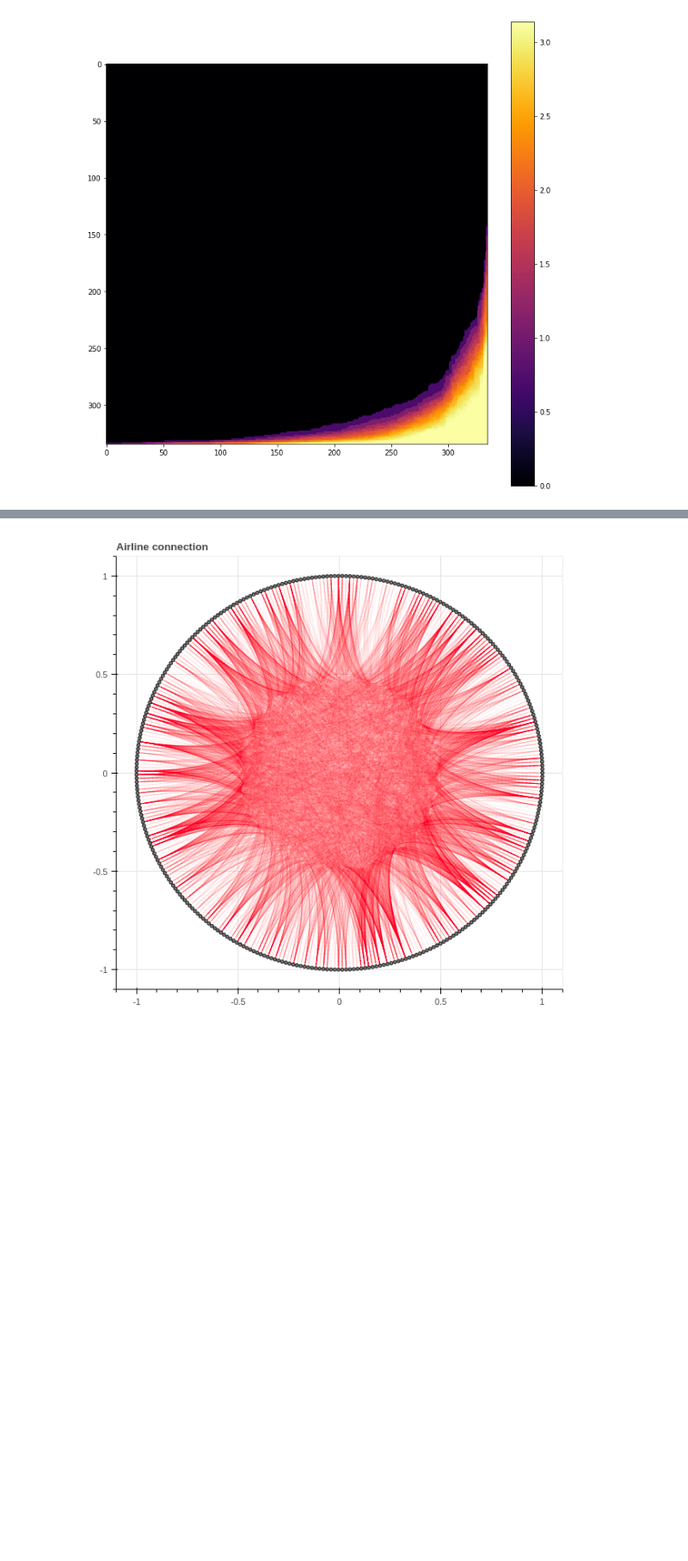
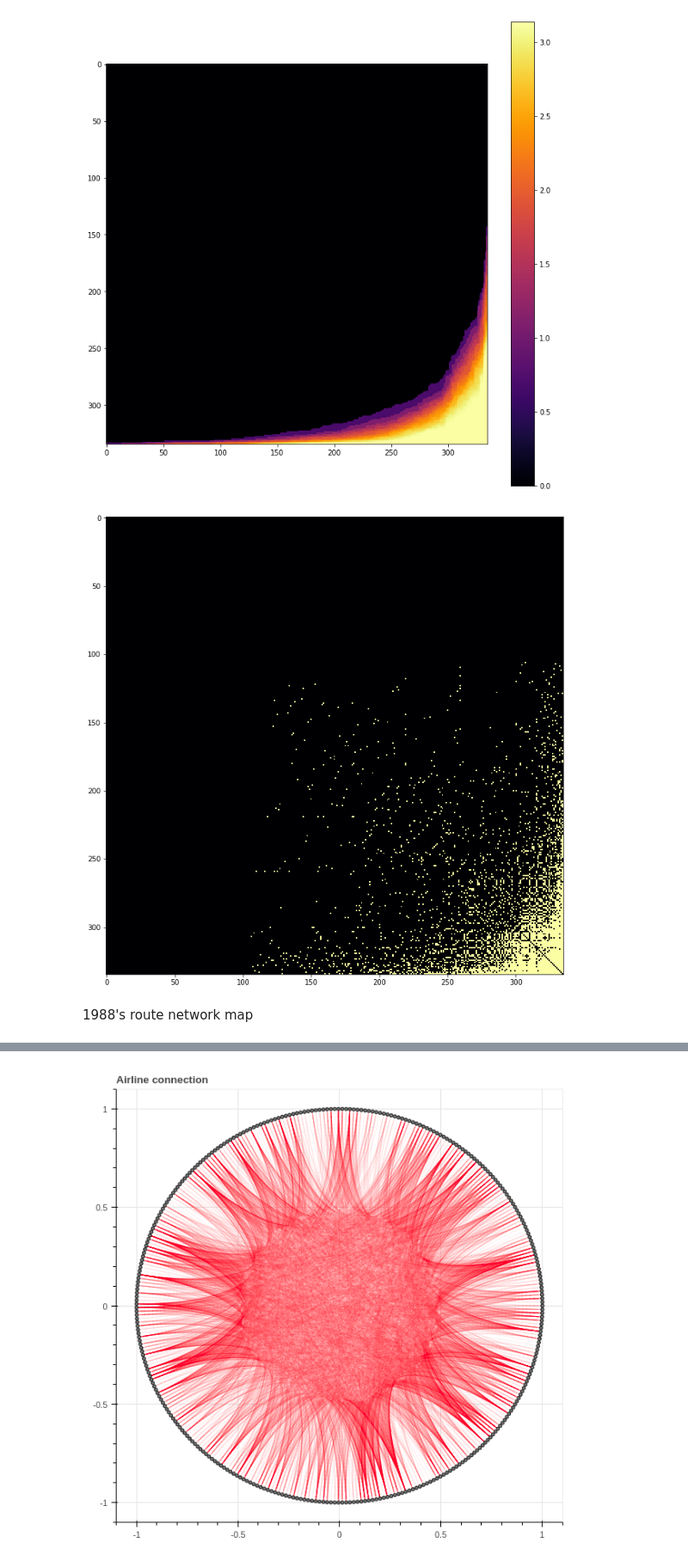
Before and after one commit to jhoonjeong/flight_network, a Jupyter notebook: basic_analysis.ipynb, the cells around one changed output, grey strips where cells are left out. Shown at 86% size. Drawn from its saved outputs; the diff is of its cells as text; code cells hidden in the pictures; blank space fills up the shorter version.

```diff
--- a/basic_analysis.ipynb
+++ b/basic_analysis.ipynb
@@ -300,3 +301,17 @@ plt.colorbar()
 plt.show()
 # %% [output]
 [figure]
+# %%
+edge_1988 = list_to_matrix(
+    df_flight_net[df_flight_net.Year==1988].Depart.values,
+    df_flight_net[df_flight_net.Year==1988].Arrive.values,
+    len(port_dict),
+    z_value=1)
+# %%
+plt.figure(figsize=(12,12))
+plt.imshow(np.log(route_sort(edge_1988) +1), cmap='inferno')
+plt.show()
+# %% [output]
+[figure, added]
+# %% [markdown]
+1988's route network map
```
Also changed, not shown: parts of 5 cells of this notebook.
